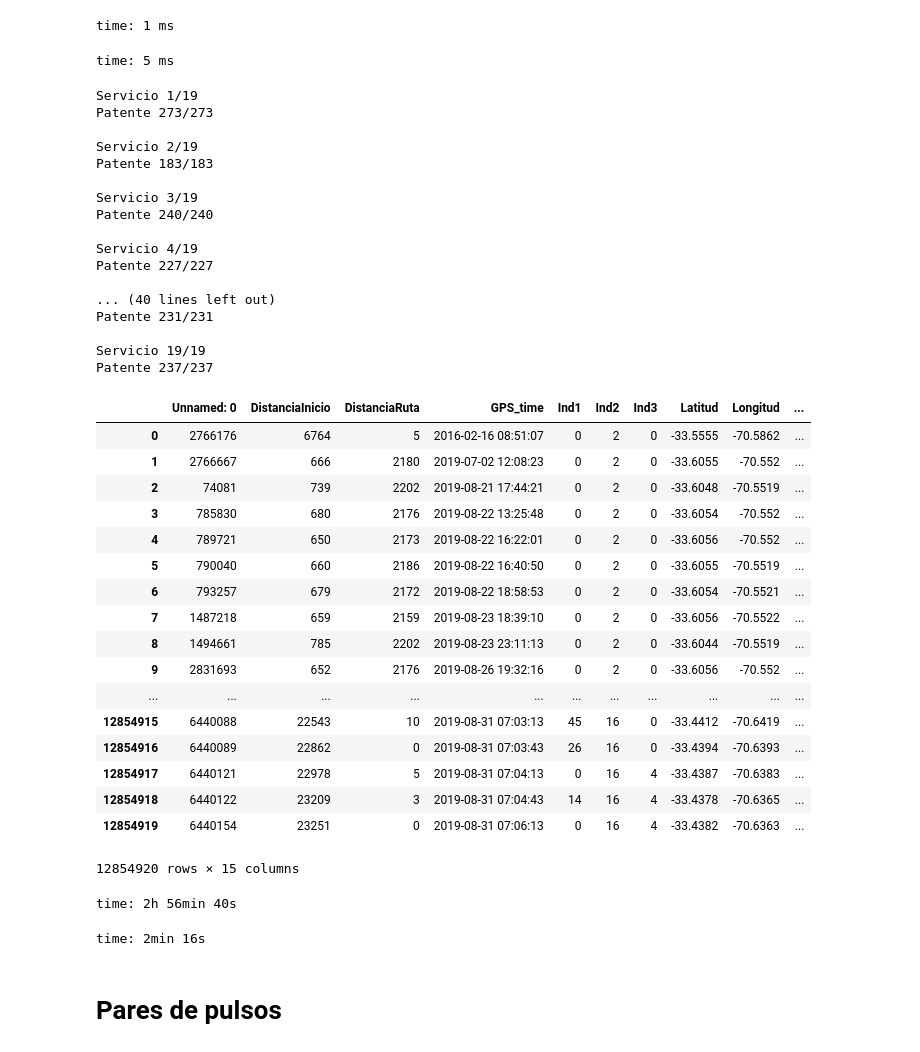
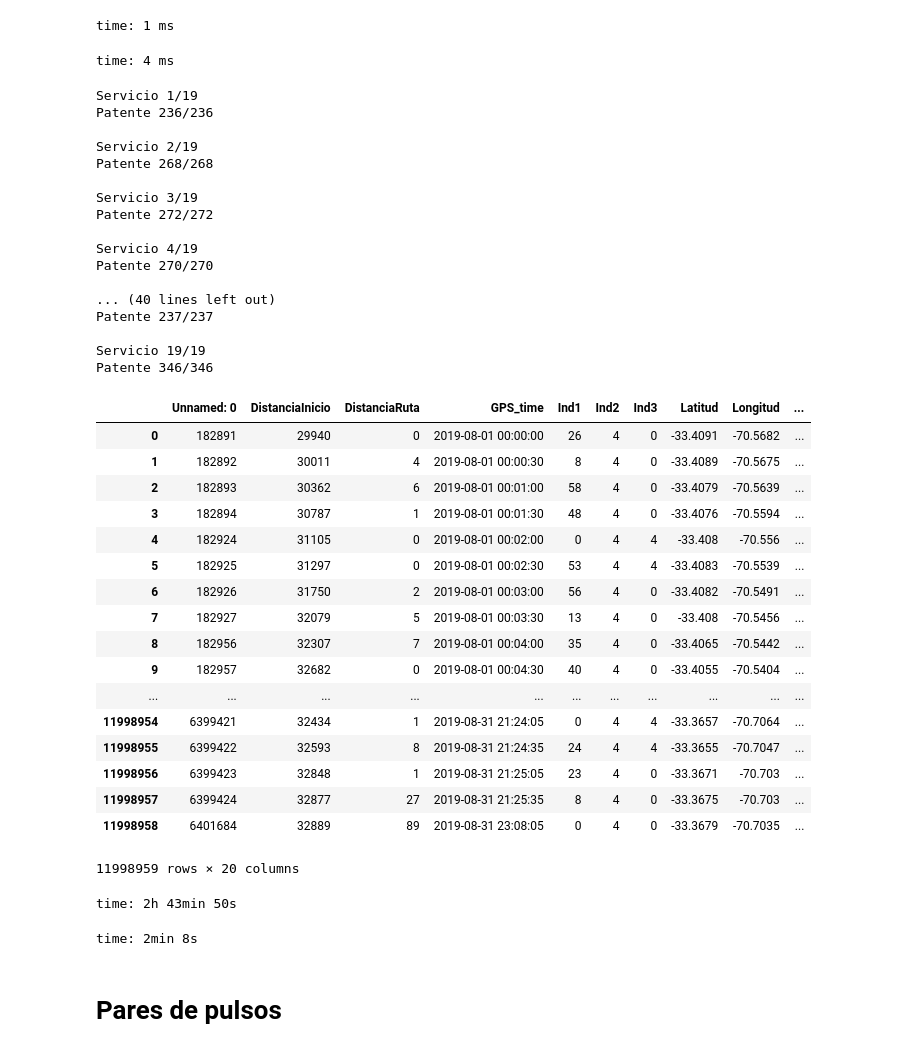
Before and after one commit to InspectorIncognito/ciencia-de-datos-2020, a Jupyter notebook: comparacion.ipynb, the cells around one changed output. Drawn from its saved outputs; the diff is of its cells as text; code cells hidden in the pictures.

```diff
--- a/comparacion.ipynb
+++ b/comparacion.ipynb
@@ -24,8 +25,15 @@ mean_path = 'mean.csv'
 std_path = 'std.csv'
 test_days = [28, 29, 30, 31]
 train_val_perc = 0.2
+
+delta_exp = 200     # Cantidad en metros de split de nueva expedicion
+epsilon_exp = 10    # Cantidad en metros para filtrar no movimiento
+maxRoute = 500      # Cantidad en metros maxima de la distancia a la ruta
+
+max_dif = 3600      # Maxima diferencia de tiempo aceptada
 thresh = 50         # Minima cantidad de pulsos en una expedicion para ser considerada
-delta_dist = 100    # Distancia en metros minima entre dos pulsos para ser pareados
-n = 10               # Multiplicador de cantidad de pulsos pares maximos, n igual a 1 los pares de pulsos son igual a la cantida de pulsos
-jump = 3            # Cantidad de indices que se salta al realizar pares de pulsos
+delta_dist = 50    # Distancia en metros minima entre dos pulsos para ser pareados
+n = 10              # Multiplicador de cantidad de pulsos pares maximos, n igual a 1 los pares de pulsos son igual a la cantida de pulsos
+jump = 2            # Cantidad de indices que se salta al realizar pares de pulsos
+gain = 50            # Aumento de distancia minima a medida que la diferencia de indices aumenta
 # %% [output]
@@ -61,0 +70,3 @@ time: 26 ms
+# %%
+# Se filtran pulsos con distancia a la ruta muy grande
+gps = gps[gps["DistanciaRuta"] < maxRoute]
@@ -100,7 +133,7 @@ def get_expeditions(gps, delta, epsilon=-1):
 # %% [output]
 time: 1 ms
 # %%
-def add_expedition(gps, alpha=0.5, delta=0):
+def add_expedition(gps, delta, epsilon=0):
     servicios = gps["Servicio"].unique()
     total = len(servicios)
     for idy, servicio in enumerate(servicios):
@@ -112,7 +145,7 @@ def add_expedition(gps, alpha=0.5, delta=0):
             print('\rPatente {}/{}'.format(idx+1, total_pat), end='')
             gps_patente = gps_servicio[gps_servicio["Patente"] == patente].sort_values(by=['GPS_time'])
             exp_max = np.max(gps_patente["DistanciaInicio"])
-            gps_patente["Expedicion"] = get_expeditions(gps_patente, alpha*exp_max, delta).astype(int)
+            gps_patente["Expedicion"] = get_expeditions(gps_patente, delta, epsilon).astype(int)
             gps_patente = gps_patente[gps_patente["Expedicion"] >= 0]
             gps_patente["exp_id"] = gps_patente["Patente"] + "_" + gps_patente["Expedicion"].astype(str)
             gps_patente = gps_patente.drop(columns=["Patente", "Expedicion"])
@@ -124,51 +157,51 @@ def add_expedition(gps, alpha=0.5, delta=0):
         print('\n')
     return pd.DataFrame(nuevo_gps, columns=headers)
 # %% [output]
-time: 5 ms
+time: 4 ms
 # %%
-gps = add_expedition(gps)
+gps = add_expedition(gps, delta_exp, epsilon=epsilon_exp)
 gps
 # %% [output]
 Servicio 1/19
-Patente 273/273
+Patente 236/236
 
 Servicio 2/19
-Patente 183/183
+Patente 268/268
 
 Servicio 3/19
-Patente 240/240
+Patente 272/272
 
 Servicio 4/19
-Patente 227/227
+Patente 270/270
 
 ... (40 lines left out)
-Patente 231/231
+Patente 237/237
 
 Servicio 19/19
-Patente 237/237
+Patente 346/346
 |  | Unnamed: 0 | DistanciaInicio | DistanciaRuta | GPS_time | Ind1 | Ind2 | Ind3 | Latitud | Longitud | ... |
-| 0 | 2766176 | 6764 | 5 | 2016-02-16 08:51:07 | 0 | 2 | 0 | -33.5555 | -70.5862 | ... |
-| 1 | 2766667 | 666 | 2180 | 2019-07-02 12:08:23 | 0 | 2 | 0 | -33.6055 | -70.552 | ... |
-| 2 | 74081 | 739 | 2202 | 2019-08-21 17:44:21 | 0 | 2 | 0 | -33.6048 | -70.5519 | ... |
-| 3 | 785830 | 680 | 2176 | 2019-08-22 13:25:48 | 0 | 2 | 0 | -33.6054 | -70.552 | ... |
-| 4 | 789721 | 650 | 2173 | 2019-08-22 16:22:01 | 0 | 2 | 0 | -33.6056 | -70.552 | ... |
-| 5 | 790040 | 660 | 2186 | 2019-08-22 16:40:50 | 0 | 2 | 0 | -33.6055 | -70.5519 | ... |
-| 6 | 793257 | 679 | 2172 | 2019-08-22 18:58:53 | 0 | 2 | 0 | -33.6054 | -70.5521 | ... |
-| 7 | 1487218 | 659 | 2159 | 2019-08-23 18:39:10 | 0 | 2 | 0 | -33.6056 | -70.5522 | ... |
-| 8 | 1494661 | 785 | 2202 | 2019-08-23 23:11:13 | 0 | 2 | 0 | -33.6044 | -70.5519 | ... |
-| 9 | 2831693 | 652 | 2176 | 2019-08-26 19:32:16 | 0 | 2 | 0 | -33.6056 | -70.552 | ... |
+| 0 | 182891 | 29940 | 0 | 2019-08-01 00:00:00 | 26 | 4 | 0 | -33.4091 | -70.5682 | ... |
+| 1 | 182892 | 30011 | 4 | 2019-08-01 00:00:30 | 8 | 4 | 0 | -33.4089 | -70.5675 | ... |
+| 2 | 182893 | 30362 | 6 | 2019-08-01 00:01:00 | 58 | 4 | 0 | -33.4079 | -70.5639 | ... |
+| 3 | 182894 | 30787 | 1 | 2019-08-01 00:01:30 | 48 | 4 | 0 | -33.4076 | -70.5594 | ... |
+| 4 | 182924 | 31105 | 0 | 2019-08-01 00:02:00 | 0 | 4 | 4 | -33.408 | -70.556 | ... |
+| 5 | 182925 | 31297 | 0 | 2019-08-01 00:02:30 | 53 | 4 | 4 | -33.4083 | -70.5539 | ... |
+| 6 | 182926 | 31750 | 2 | 2019-08-01 00:03:00 | 56 | 4 | 0 | -33.4082 | -70.5491 | ... |
+| 7 | 182927 | 32079 | 5 | 2019-08-01 00:03:30 | 13 | 4 | 0 | -33.408 | -70.5456 | ... |
+| 8 | 182956 | 32307 | 7 | 2019-08-01 00:04:00 | 35 | 4 | 0 | -33.4065 | -70.5442 | ... |
+| 9 | 182957 | 32682 | 0 | 2019-08-01 00:04:30 | 40 | 4 | 0 | -33.4055 | -70.5404 | ... |
 | ... | ... | ... | ... | ... | ... | ... | ... | ... | ... | ... |
-| 12854915 | 6440088 | 22543 | 10 | 2019-08-31 07:03:13 | 45 | 16 | 0 | -33.4412 | -70.6419 | ... |
-| 12854916 | 6440089 | 22862 | 0 | 2019-08-31 07:03:43 | 26 | 16 | 0 | -33.4394 | -70.6393 | ... |
-| 12854917 | 6440121 | 22978 | 5 | 2019-08-31 07:04:13 | 0 | 16 | 4 | -33.4387 | -70.6383 | ... |
-| 12854918 | 6440122 | 23209 | 3 | 2019-08-31 07:04:43 | 14 | 16 | 4 | -33.4378 | -70.6365 | ... |
-| 12854919 | 6440154 | 23251 | 0 | 2019-08-31 07:06:13 | 0 | 16 | 4 | -33.4382 | -70.6363 | ... |
+| 11998954 | 6399421 | 32434 | 1 | 2019-08-31 21:24:05 | 0 | 4 | 4 | -33.3657 | -70.7064 | ... |
+| 11998955 | 6399422 | 32593 | 8 | 2019-08-31 21:24:35 | 24 | 4 | 4 | -33.3655 | -70.7047 | ... |
+| 11998956 | 6399423 | 32848 | 1 | 2019-08-31 21:25:05 | 23 | 4 | 0 | -33.3671 | -70.703 | ... |
+| 11998957 | 6399424 | 32877 | 27 | 2019-08-31 21:25:35 | 8 | 4 | 0 | -33.3675 | -70.703 | ... |
+| 11998958 | 6401684 | 32889 | 89 | 2019-08-31 23:08:05 | 0 | 4 | 0 | -33.3679 | -70.7035 | ... |
-12854920 rows × 15 columns
+11998959 rows × 20 columns
-time: 2h 56min 40s
+time: 2h 43min 50s
 # %%
-gps.to_csv('D:/Descargas/datos_gps_curso_ciencia_de_datos/checkpoint.csv', sep=',', index=False, mode='a+')
+gps.to_csv('D:/Descargas/datos_gps_curso_ciencia_de_datos/checkpoint.csv', sep=',', index=False, mode='w+')
 # %% [output]
-time: 2min 16s
+time: 2min 8s
 # %% [markdown]
 # Pares de pulsos
 # %%
```
Also changed, not shown: parts of 26 cells of this notebook, 16 other files.
